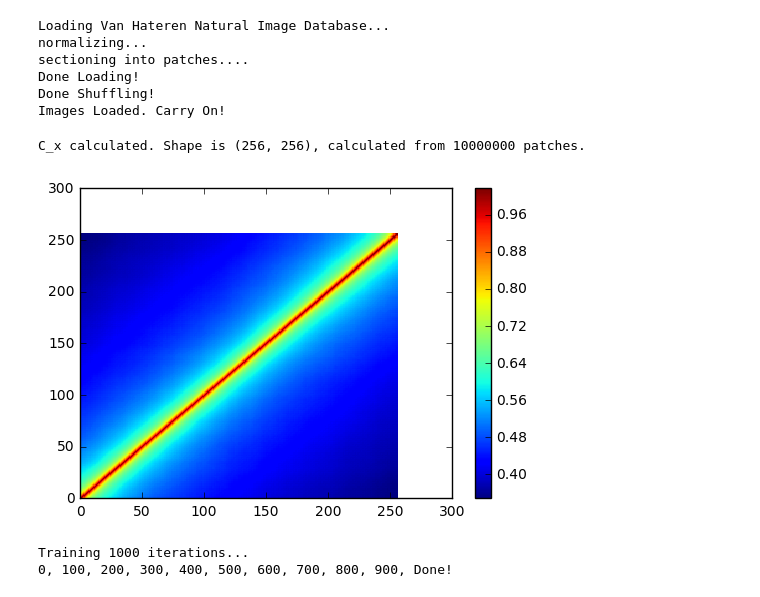
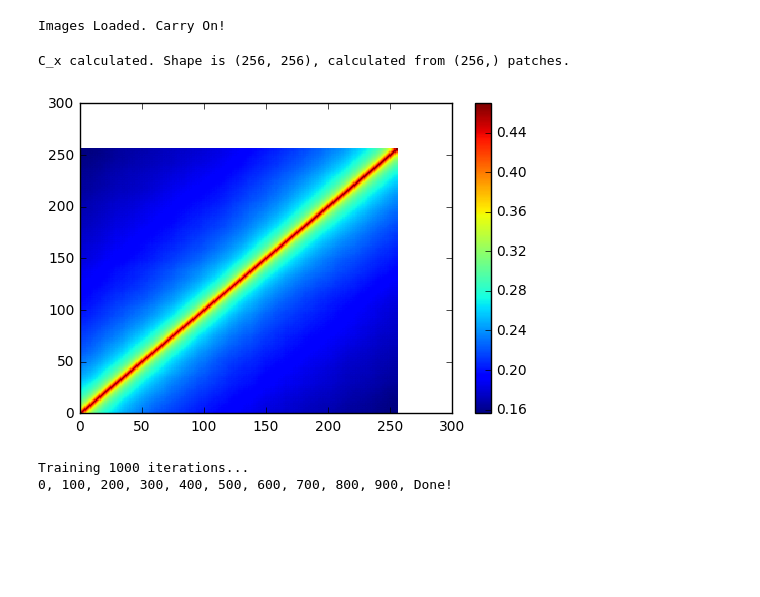
Before and after one commit to vdutell/karklinsimoncelli2011, a Jupyter notebook: Reimplementing Model - Karklin & Simoncelli 2011 .ipynb, the cells around one changed output. Cells and saved outputs as stored; diff of their text form; code cells hidden in the pictures; blank space fills up the shorter version.

```diff
--- a/Reimplementing Model - Karklin & Simoncelli 2011 .ipynb
+++ b/Reimplementing Model - Karklin & Simoncelli 2011 .ipynb
@@ -18,8 +19,8 @@ iterations = 100000
 testiterations = 1000
 
 #noise - these Prateek is interested in changing to removed iid asumption
-noisexsigma = 1 #0.4
-noisersigma = 1 #2
+noisexsigma = 0.4
+noisersigma = 2
 
 #to keep covariance matrix small for now
 npatchestotal =  iterations*batchsize #np.int(1e6)
@@ -50,7 +51,7 @@ except NameError:
     print("Done Shuffling!")
 
     ##reduce images so we only hold in memory the ones we're using
-    vhims.images = vhims.images[0:npatchestotal]
+    #vhims.images = vhims.images[0:npatchestotal]
 
 print("Images Loaded. Carry On!")
 
@@ -59,39 +60,34 @@ print("Images Loaded. Carry On!")
 #np.save(f,vhims)
 #f.close()
 # %% [output]
-Loading Van Hateren Natural Image Database...
-normalizing...
-sectioning into patches....
-Done Loading!
-Done Shuffling!
 Images Loaded. Carry On!
 # %%
 #covariance parameters
 
 #global curvature of images
 try:
     cx
 except NameError:
     print("Couldn't find C_x matrix. Calculating now....")
     xr = vhims.images[0:npatchestotal,:,:].reshape(-1,patchsize**2).T.astype('float32')
     cx = np.cov(xr)
-print("C_x calculated. Shape is {}, calculated from {} patches.".format(np.shape(cx),npatchestotal))
+print("C_x calculated. Shape is {}, calculated from {} patches.".format(np.shape(cx),np.shape(xr[:,1])))
 
 #cx = np.cov(xr)
-#cx = np.dot(xr,xr.T)/nimagestest - np.dot(np.mean(xr,axis=1,keepdims=True).T,np.mean(xr,axis=1,keepdims=True))
+cx = np.dot(xr,xr.T)/npatchestotal - np.dot(np.mean(xr,axis=1,keepdims=True).T,np.mean(xr,axis=1,keepdims=True))
 #cx = np.eye(patchsize**2)
 #print(cx)
 #print(np.linalg.det(cx))
 plt.pcolormesh(np.linalg.inv(cx))
 plt.pcolormesh(cx)
 plt.colorbar()
 
 #noise covariances
 cnx = np.eye(patchsize**2) * noisexsigma**2
 cnr = np.eye(nneurons) * noisersigma**2
 # %% [output]
-C_x calculated. Shape is (256, 256), calculated from 10000000 patches.
+C_x calculated. Shape is (256, 256), calculated from (256,) patches.
-[figure, old version]
+[figure, new version]
 # %%
 #input image
 x = tf.placeholder(tf.float32, shape=(patchsize**2,batchsize),name='input_image')
```
Also changed, not shown: parts of 5 cells of this notebook.
